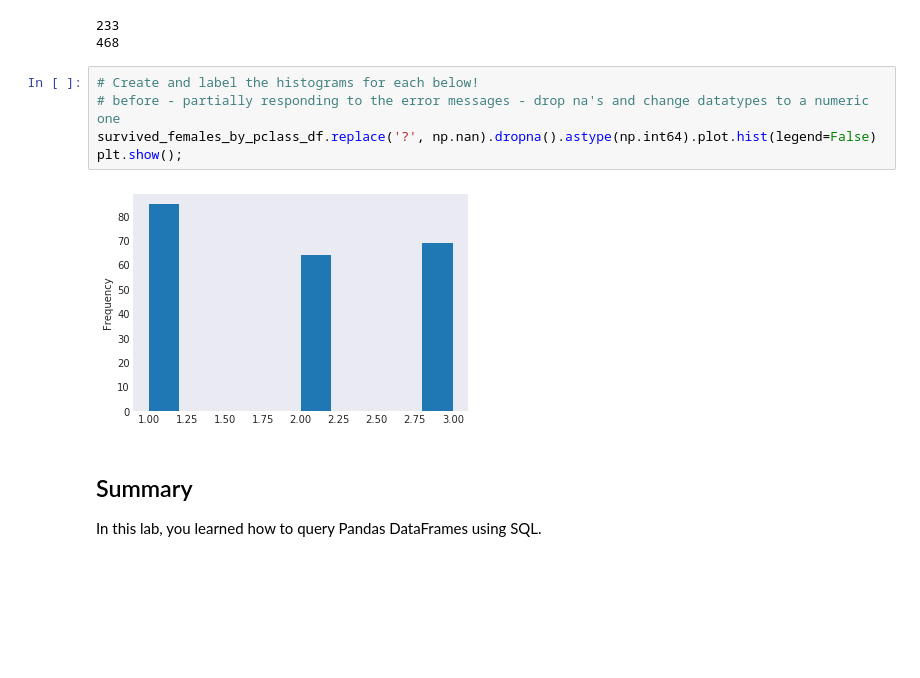
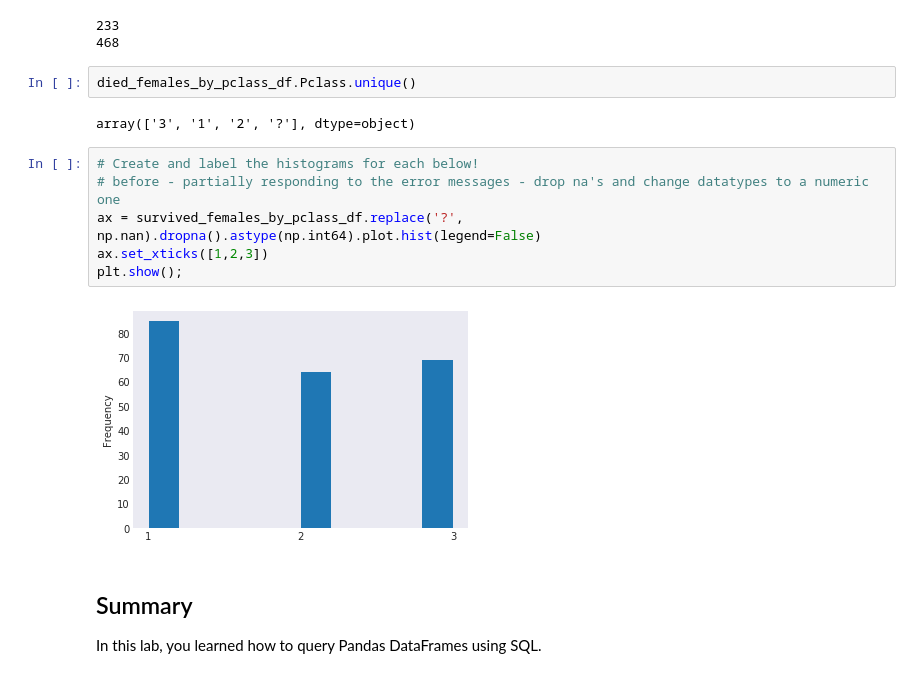
Before and after one commit to BrittaInData/dsc-0-05-16-sql-with-pandas-online-ds-ft-100118, a Jupyter notebook: index.ipynb, the cells around one changed output. Saved outputs shown, nothing was run; the diff lists cells and outputs as text; blank space fills up the shorter version.

```diff
--- a/index.ipynb
+++ b/index.ipynb
@@ -357,13 +349,18 @@ print(len(died_females_by_pclass_df))
 # %% [output]
 233
 468
+# %%
+died_females_by_pclass_df.Pclass.unique()
+# %% [output]
+array(['3', '1', '2', '?'], dtype=object)
 # %%
 # Create and label the histograms for each below!
 # before - partially responding to the error messages - drop na's and change datatypes to a numeric one
-survived_females_by_pclass_df.replace('?', np.nan).dropna().astype(np.int64).plot.hist(legend=False)
+ax = survived_females_by_pclass_df.replace('?', np.nan).dropna().astype(np.int64).plot.hist(legend=False)
+ax.set_xticks([1,2,3])
 plt.show();
 # %% [output]
-[figure, old version]
+[figure, new version]
 # %% [markdown]
 ## Summary
 
```
Also changed, not shown: parts of 6 cells of this notebook.
